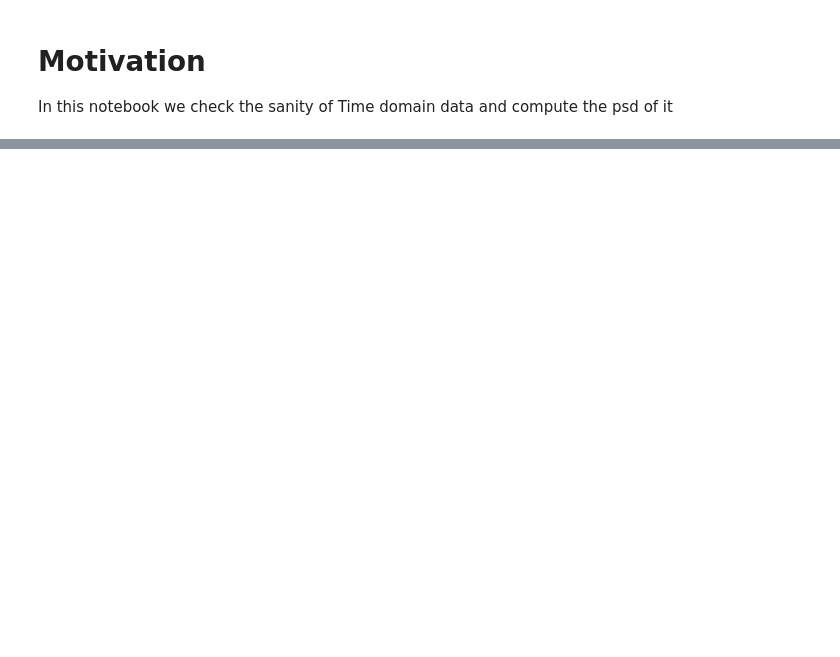
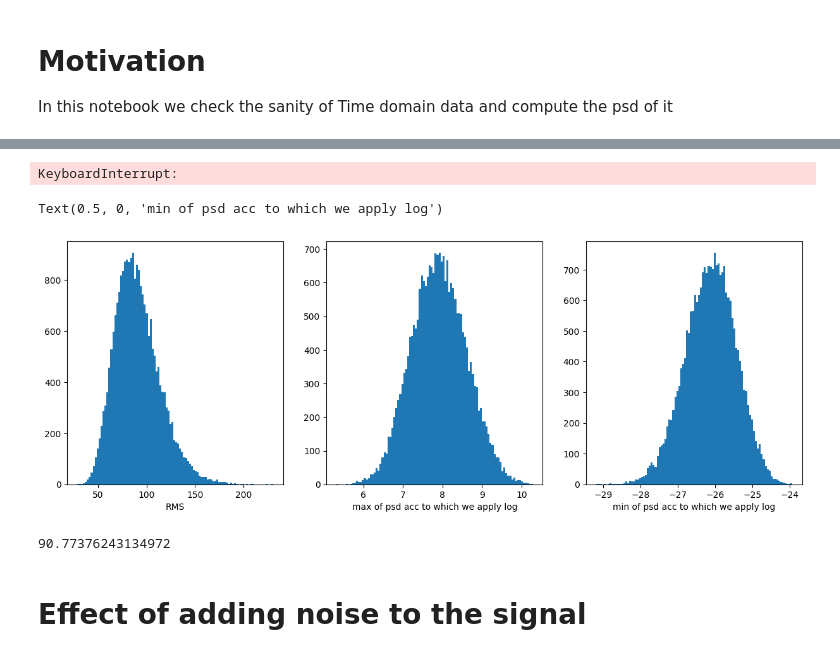
Before and after one commit to YacineBelHadj/PSHM_mdof, a Jupyter notebook: notebooks/testing/psd_computation.ipynb, the cells around one changed output, grey strips where cells are left out. Saved outputs shown, nothing was run; the diff lists cells and outputs as text; code cells hidden in the pictures; blank space fills up the shorter version.

```diff
--- a/notebooks/testing/psd_computation.ipynb
+++ b/notebooks/testing/psd_computation.ipynb
@@ -68,0 +71,50 @@ for i in range(2):
+# %%
+def compute_rms(signal):
+    return np.sqrt(np.mean(signal**2))
+def compute_psd(signal,fs,nperseg):
+    f, psd = welch(signal, fs, nperseg=nperseg, scaling='spectrum')
+    return f, np.log(psd)
+
+import sqlite3
+
+conn = sqlite3.connect(data_base_path)
+c = conn.cursor()
+c.execute("""SELECT TDD_output FROM simulation
+            WHERE anomaly_level = 0""")
+
+rms = []
+max_sig = []
+min_sig = []
+
+while True:
+    row = c.fetchone()
+    if row is None:
+        break
+    TDD_output = np.frombuffer(row[0],dtype=np.float64)
+    TDD_output=TDD_output.reshape((int(n_samples),-1))
+    acc_7 = TDD_output[:,2*8+1]
+    rms.append(compute_rms(acc_7))
+    _,psd = compute_psd(acc_7,fs,1024)
+    max_sig.append(np.max(psd))
+    min_sig.append(np.min(psd))
+# %% [output]
+KeyboardInterrupt:
+# %%
+#plot the histogram of the rms max and min in 3 different subplots
+fig,ax = plt.subplots(ncols=3,figsize=(15,5))
+ax[0].hist(rms,bins=100)
+ax[0].set_xlabel('RMS')
+ax[1].hist(max_sig,bins=100)
+ax[1].set_xlabel('max of psd acc to which we apply log')
+ax[2].hist(min_sig,bins=100)
+ax[2].set_xlabel('min of psd acc to which we apply log')
+# %% [output]
+Text(0.5, 0, 'min of psd acc to which we apply log')
+[figure, added]
+# %%
+mean_rms = np.mean(rms)
+mean_rms
+# %% [output]
+90.77376243134972
+# %% [markdown]
+# Effect of adding noise to the signal
```
Also changed, not shown: parts of 10 cells of this notebook, 40 other files.
